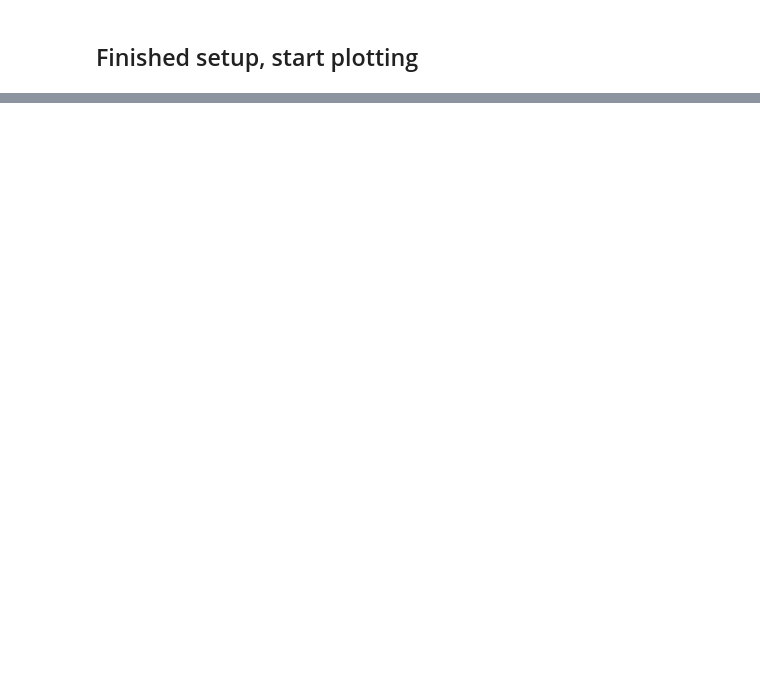
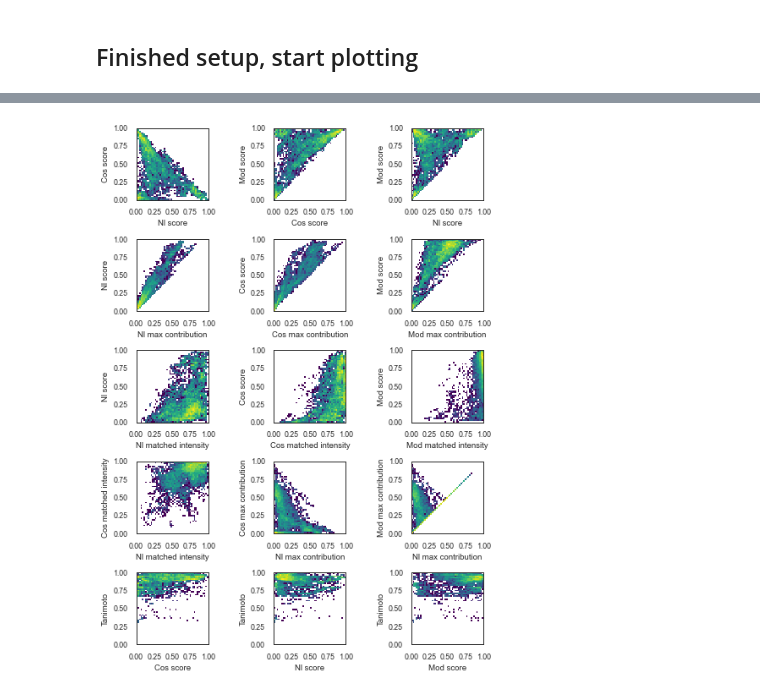
Before and after one commit to bittremieux/cosine_neutral_loss, a Jupyter notebook: notebooks/plots.ipynb, the cells around one changed output, grey strips where cells are left out. Saved outputs shown, nothing was run; the diff lists cells and outputs as text; code cells hidden in the pictures; blank space fills up the shorter version.

```diff
--- a/notebooks/plots.ipynb
+++ b/notebooks/plots.ipynb
@@ -80,9 +78,12 @@ plots = [
         ["nl_matched_intensity", "cos_matched_intensity"],
         ["nl_max_contribution", "cos_max_contribution"],
         ["nl_max_contribution", "mod_max_contribution"],
+        ["cos_score", "tanimoto"],
+        ["nl_score", "tanimoto"],
+        ["mod_score", "tanimoto"],
     ]
 
-fig, axes = plt.subplots(4, 3, figsize=(7, 12 / 1.618))
+fig, axes = plt.subplots(5, 3, figsize=(7, 15 / 1.618))
 
 bins = 50
 tick_locators = mticker.FixedLocator(np.arange(0, bins + 1, bins / 4))
@@ -97,33 +98,35 @@ for i, ax in enumerate(axes.flatten()):
         similarities[xlabel],
         similarities[ylabel],
         bins=bins,
         range=[[0, 1], [0, 1]],
     )
     heatmap = sns.heatmap(
         np.rot90(hist),
         cmap="viridis",
         cbar=False,
         square=True,
         xticklabels=False,
         yticklabels=False,
         ax=ax,
         norm=LogNorm(),
     )
     ax.yaxis.set_major_locator(tick_locators)
     ax.set_yticklabels(tick_labels[::-1])
     ax.xaxis.set_major_locator(tick_locators)
     ax.set_xticklabels(tick_labels)
     for _, spine in heatmap.spines.items():
         spine.set_visible(True)
     ax.set_xlabel(xlabel.replace("_", " ").capitalize())
     ax.set_ylabel(ylabel.replace("_", " ").capitalize())
 
 
 plt.tight_layout()
 
 plt.savefig("results/img/score_contributions_{}.png".format(analysis_id), dpi=300, bbox_inches="tight")
 plt.show()
 plt.close()
+# %% [output]
+[figure, added]
 # %%
 fig, axes = plt.subplots(1, 3, figsize=(10, 4))
 
```
Also changed, not shown: parts of 4 cells of this notebook, 1 other file.
